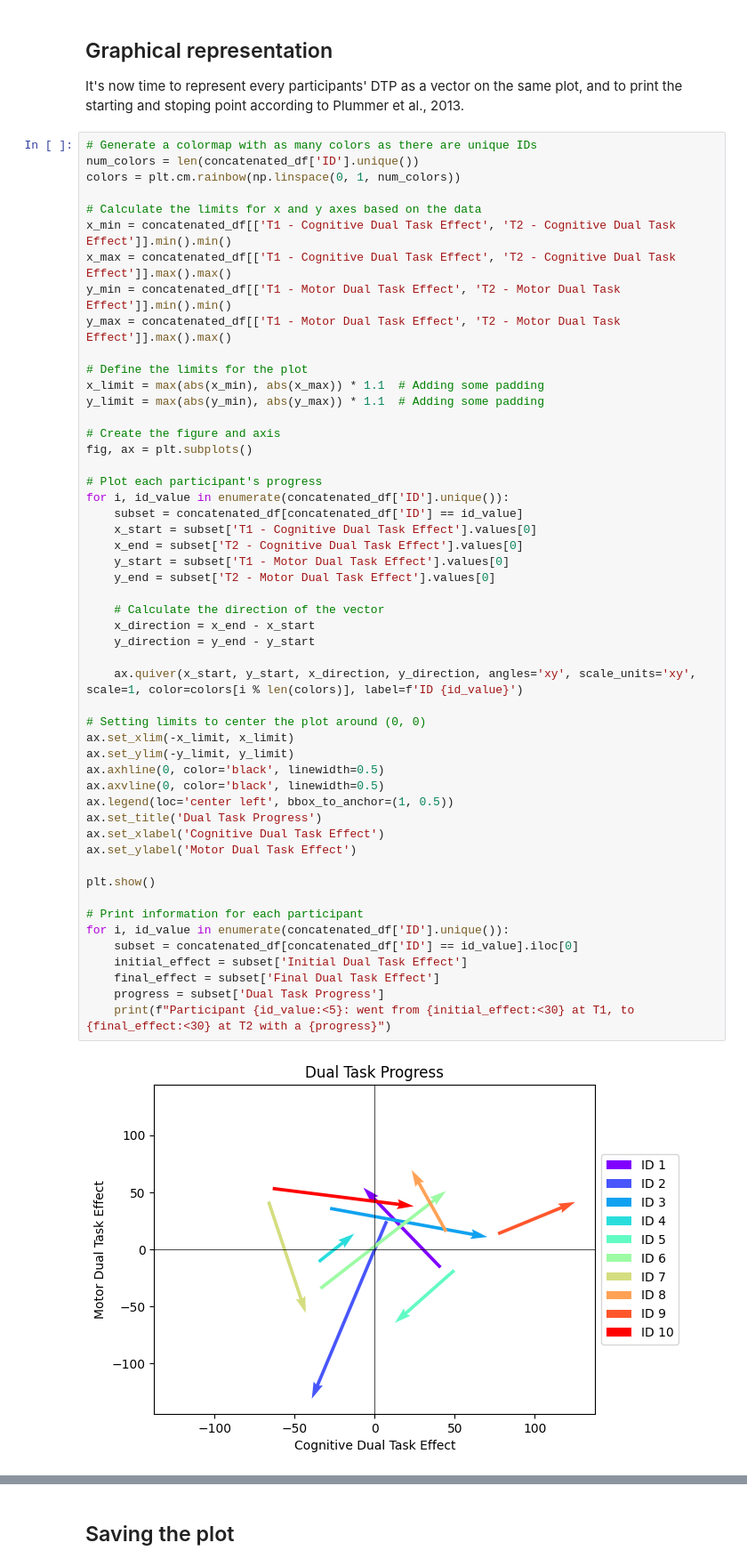
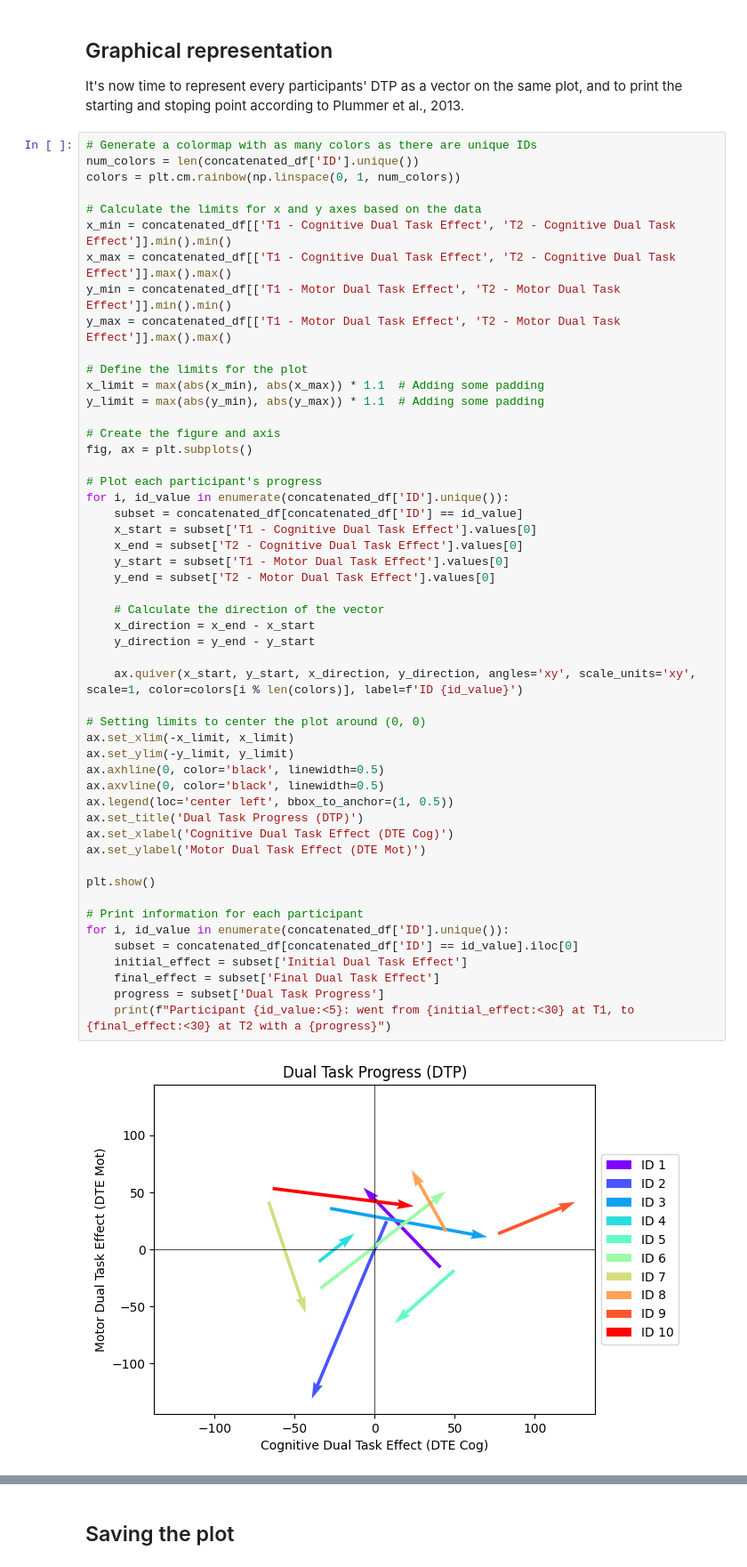
Before and after one commit to MatthieuGG/DualTaskProgress, a Jupyter notebook: DualTaskProgress.ipynb, the cells around one changed output, grey strips where cells are left out. Shown at 89% size. Drawn from its saved outputs; the diff is of its cells as text.

Commit message:
plot

```diff
--- a/DualTaskProgress.ipynb
+++ b/DualTaskProgress.ipynb
@@ -294,37 +294,37 @@ fig, ax = plt.subplots()
 for i, id_value in enumerate(concatenated_df['ID'].unique()):
     subset = concatenated_df[concatenated_df['ID'] == id_value]
     x_start = subset['T1 - Cognitive Dual Task Effect'].values[0]
     x_end = subset['T2 - Cognitive Dual Task Effect'].values[0]
     y_start = subset['T1 - Motor Dual Task Effect'].values[0]
     y_end = subset['T2 - Motor Dual Task Effect'].values[0]
 
     # Calculate the direction of the vector
     x_direction = x_end - x_start
     y_direction = y_end - y_start
 
     ax.quiver(x_start, y_start, x_direction, y_direction, angles='xy', scale_units='xy', scale=1, color=colors[i % len(colors)], label=f'ID {id_value}')
 
 # Setting limits to center the plot around (0, 0)
 ax.set_xlim(-x_limit, x_limit)
 ax.set_ylim(-y_limit, y_limit)
 ax.axhline(0, color='black', linewidth=0.5)
 ax.axvline(0, color='black', linewidth=0.5)
 ax.legend(loc='center left', bbox_to_anchor=(1, 0.5))
-ax.set_title('Dual Task Progress')
-ax.set_xlabel('Cognitive Dual Task Effect')
-ax.set_ylabel('Motor Dual Task Effect')
+ax.set_title('Dual Task Progress (DTP)')
+ax.set_xlabel('Cognitive Dual Task Effect (DTE Cog)')
+ax.set_ylabel('Motor Dual Task Effect (DTE Mot)')
 
 plt.show()
 
 # Print information for each participant
 for i, id_value in enumerate(concatenated_df['ID'].unique()):
     subset = concatenated_df[concatenated_df['ID'] == id_value].iloc[0]
     initial_effect = subset['Initial Dual Task Effect']
     final_effect = subset['Final Dual Task Effect']
     progress = subset['Dual Task Progress']
     print(f"Participant {id_value:<5}: went from {initial_effect:<30} at T1, to {final_effect:<30} at T2 with a {progress}")
 # %% [output]
-[figure, old version]
+[figure, new version]
 Participant 1    : went from Cognitive priority tradeoff    at T1, to Motor priority trade off       at T2 with a DTP -/+ : cognitive trade-off of CMI
 Participant 2    : went from Mutual facilitation            at T1, to Mutual interference            at T2 with a DTP -/- : mutual increase of CMI
 Participant 3    : went from Motor priority trade off       at T1, to Mutual facilitation            at T2 with a DTP +/- : motor trade-off of CMI
```
